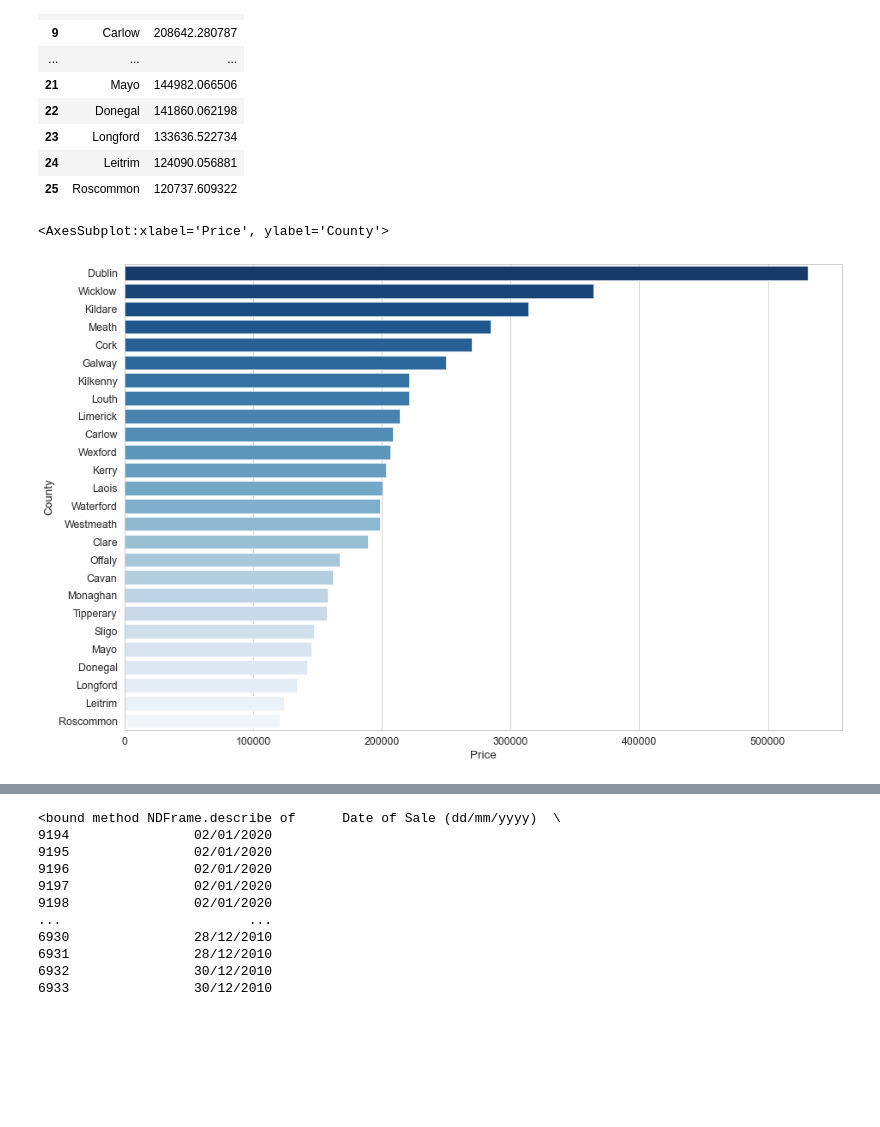
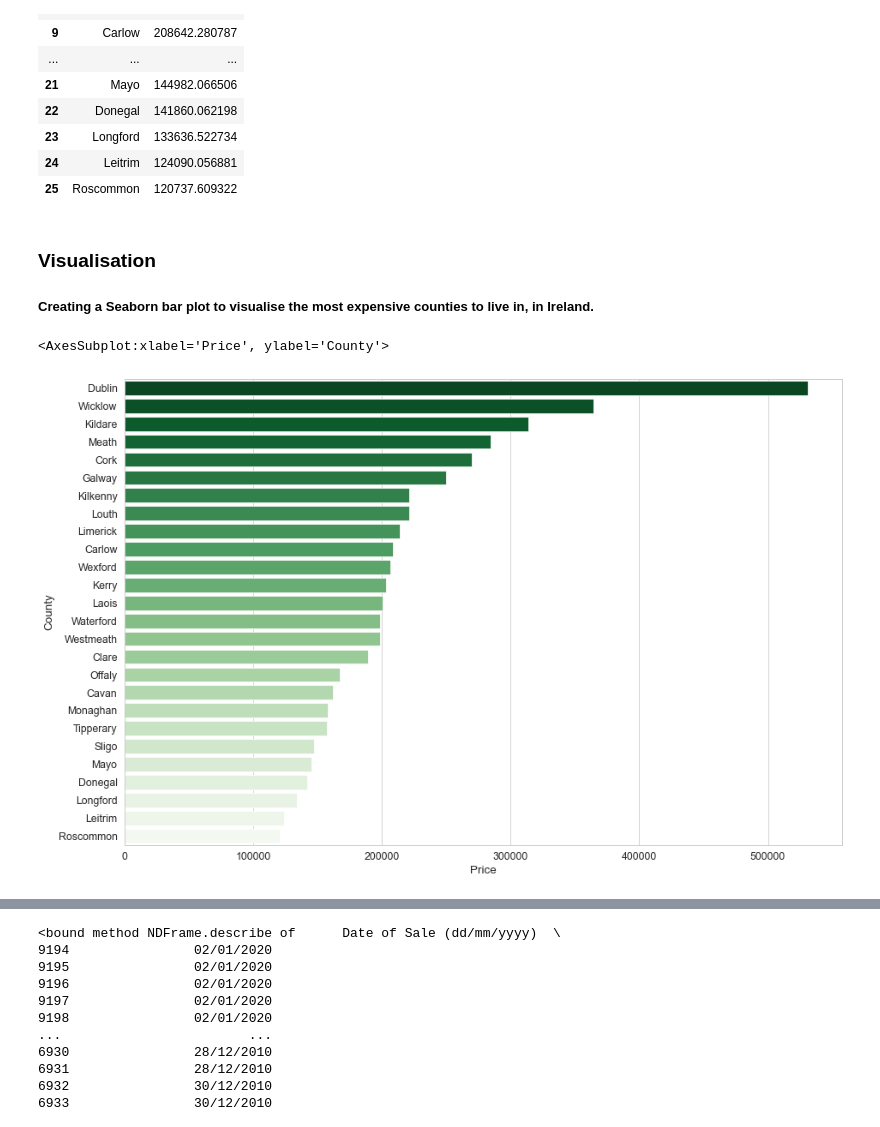
Before and after one commit to CraigDowling/Project, a Jupyter notebook: UCDPA_craigdowlingproject.ipynb, the cells around one changed output, grey strips where cells are left out. Drawn from its saved outputs; the diff is of its cells as text; code cells hidden in the pictures; blank space fills up the shorter version.

```diff
--- a/UCDPA_craigdowlingproject.ipynb
+++ b/UCDPA_craigdowlingproject.ipynb
@@ -19,0 +38,7 @@ house_2020.head()
+# %%
+#Using our defined function to import a file containing dwelling (house/apartment) sales in Ireland in 2020 and converting it to a pandas DataFrame.
+
+house_2020 = get_df_from_csv(r'C:\Users\Craig Dowling\Downloads\ppr-2020.csv')
+
+#Printing the head of the Dataframe to have initial look at it's contents.
+house_2020.head(2)
@@ -133,8 +226,12 @@ DF_APPC
 | 23 | Longford | 133636.522734 |
 | 24 | Leitrim | 124090.056881 |
 | 25 | Roscommon | 120737.609322 |
+# %% [markdown]
+### Visualisation
+##### Creating a Seaborn bar plot to visualise the most expensive counties to live in, in Ireland.
 # %%
-sns.barplot(y="County", x="Price", data=DF_APPC, palette="Blues_r")
+#Creating a seaborn horizontal bar plot.
+sns.barplot(y="County", x="Price", data=DF_APPC, palette="Greens_r")
 # %% [output]
 <AxesSubplot:xlabel='Price', ylabel='County'>
-[figure, old version]
+[figure, new version]
```
Also changed, not shown: parts of 137 cells of this notebook.
